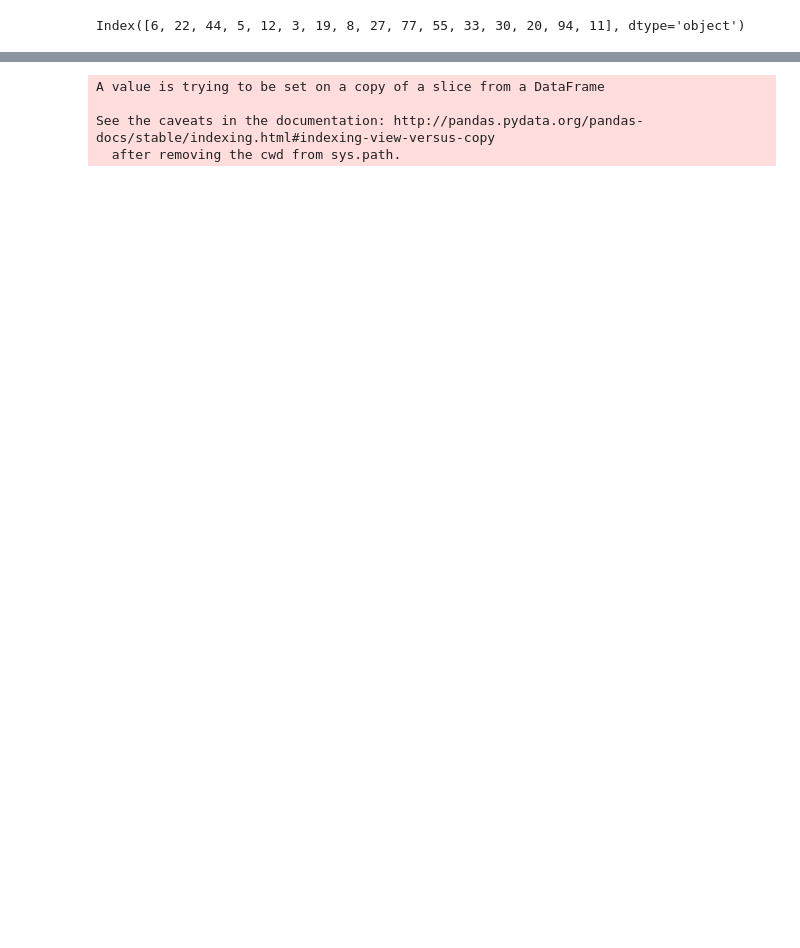
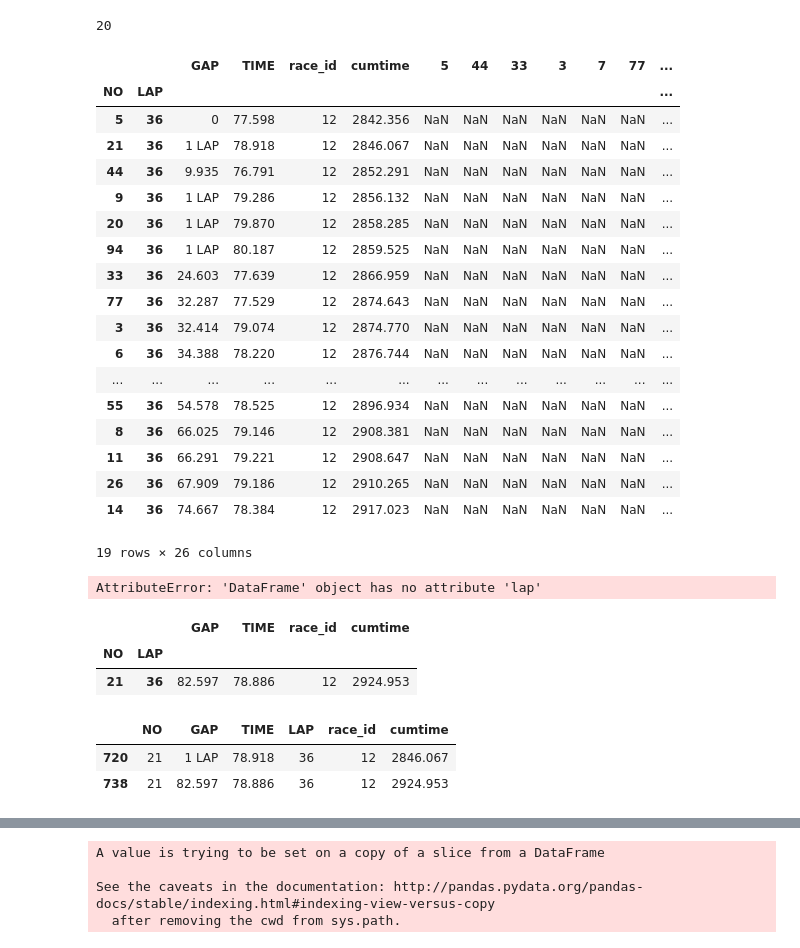
Before and after one commit to gmaretto/pit_stops, a Jupyter notebook: lap_level.ipynb, the cells around one changed output, grey strips where cells are left out. Saved outputs shown, nothing was run; the diff lists cells and outputs as text; code cells hidden in the pictures; blank space fills up the shorter version.

Commit message:
full data ready

```diff
--- a/lap_level.ipynb
+++ b/lap_level.ipynb
@@ -62,8 +44,9 @@ last_lap = max(race_df['LAP'])
 d_gaps={}
 for i in range(0,last_lap):
     lap = i+1
-    gaps_df = pd.DataFrame(distances(race_df['TIME'][race_df['LAP']==lap]),columns=list(race_df['NO'][race_df['LAP']==lap ].values),index = race_df['NO'][race_df['LAP']==lap].values)
-
+#     gaps_df = pd.DataFrame(distances(race_df['TIME'][race_df['LAP']==lap]),columns=list(race_df['NO'][race_df['LAP']==lap ].values),index = race_df['NO'][race_df['LAP']==lap].values)
+    gaps_df = pd.DataFrame(distances(race_df['TIME'][race_df.index.get_level_values(1)==lap]),columns=list(race_df.index.get_level_values(0)[race_df.index.get_level_values(1)==lap].values),index = race_df.index.get_level_values(0)[race_df.index.get_level_values(1)==lap].values)
+#     print(gaps_df.head(3))
     gaps_df['LAP'] = lap
 
     gaps_df.reset_index(level=0, inplace=True)
@@ -88,6 +93,65 @@ for i in range(0,last_lap):
-# %%
-race_df.drop(columns = ['Unnamed: 0'], inplace=True)
-# %%
-gaps_df.columns#.drop(columns = ['Unnamed: 0'], inplace=True)
-# %% [output]
-Index([6, 22, 44, 5, 12, 3, 19, 8, 27, 77, 55, 33, 30, 20, 94, 11], dtype='object')
+# %%
+race_df2=race_df.copy()
+gaps_df2=d_gaps['gaps_df_lap_36'].copy()
+lap = 36
+# %%
+race_df2[(race_df2.index.get_level_values(1)>50) & (race_df2.index.get_level_values(0)==44)]['TIME'].nunique()
+# %% [output]
+20
+# %%
+df3 = race_df2[~race_df2.index.duplicated(keep='first')].copy()
+# %%
+df3[df3.index.get_level_values(1)==36]
+# %% [output]
+|  |  | GAP | TIME | race_id | cumtime | 5 | 44 | 33 | 3 | 7 | 77 | ... |
+| NO | LAP |  |  |  |  |  |  |  |  |  |  | ... |
+| 5 | 36 | 0 | 77.598 | 12 | 2842.356 | NaN | NaN | NaN | NaN | NaN | NaN | ... |
+| 21 | 36 | 1 LAP | 78.918 | 12 | 2846.067 | NaN | NaN | NaN | NaN | NaN | NaN | ... |
+| 44 | 36 | 9.935 | 76.791 | 12 | 2852.291 | NaN | NaN | NaN | NaN | NaN | NaN | ... |
+| 9 | 36 | 1 LAP | 79.286 | 12 | 2856.132 | NaN | NaN | NaN | NaN | NaN | NaN | ... |
+| 20 | 36 | 1 LAP | 79.870 | 12 | 2858.285 | NaN | NaN | NaN | NaN | NaN | NaN | ... |
+| 94 | 36 | 1 LAP | 80.187 | 12 | 2859.525 | NaN | NaN | NaN | NaN | NaN | NaN | ... |
+| 33 | 36 | 24.603 | 77.639 | 12 | 2866.959 | NaN | NaN | NaN | NaN | NaN | NaN | ... |
+| 77 | 36 | 32.287 | 77.529 | 12 | 2874.643 | NaN | NaN | NaN | NaN | NaN | NaN | ... |
+| 3 | 36 | 32.414 | 79.074 | 12 | 2874.770 | NaN | NaN | NaN | NaN | NaN | NaN | ... |
+| 6 | 36 | 34.388 | 78.220 | 12 | 2876.744 | NaN | NaN | NaN | NaN | NaN | NaN | ... |
+| ... | ... | ... | ... | ... | ... | ... | ... | ... | ... | ... | ... | ... |
+| 55 | 36 | 54.578 | 78.525 | 12 | 2896.934 | NaN | NaN | NaN | NaN | NaN | NaN | ... |
+| 8 | 36 | 66.025 | 79.146 | 12 | 2908.381 | NaN | NaN | NaN | NaN | NaN | NaN | ... |
+| 11 | 36 | 66.291 | 79.221 | 12 | 2908.647 | NaN | NaN | NaN | NaN | NaN | NaN | ... |
+| 26 | 36 | 67.909 | 79.186 | 12 | 2910.265 | NaN | NaN | NaN | NaN | NaN | NaN | ... |
+| 14 | 36 | 74.667 | 78.384 | 12 | 2917.023 | NaN | NaN | NaN | NaN | NaN | NaN | ... |
+19 rows × 26 columns
+# %%
+
+#gaps_df2 = pd.DataFrame(distances(race_df2['TIME'][race_df2['LAP']==lap]),columns=list(race_df2['NO'][race_df2['LAP']==lap ].values),index = race_df2['NO'][race_df2['LAP']==lap].values)
+
+
+# gaps_df2.rename({'index':'NO'},axis='columns',inplace=True)
+
+print(gaps_df2.head())
+# print(race_df2[race_df2['LAP']==36].head())
+print(race_df2[race_df2.index.get_level_values(1)==36].head())
+
+# gaps_df2.set_index(['NO','LAP'], inplace=True)
+# race_df2.set_index(['NO','LAP'], inplace=True)
+
+# if lap==1:
+#     race_df = race_df.merge(gaps_df, on=['NO','LAP'], how="outer")
+# else:
+
+race_df2.update(gaps_df2, join='left')#, overwrite=True, filter_func=None, raise_conflict=False)
+# %% [output]
+AttributeError: 'DataFrame' object has no attribute 'lap'
+# %%
+race_df2[(race_df2.index.duplicated())&(race_df2.index.get_level_values(1)==36)]
+# %% [output]
+|  |  | GAP | TIME | race_id | cumtime |
+| NO | LAP |  |  |  |  |
+| 21 | 36 | 82.597 | 78.886 | 12 | 2924.953 |
+# %%
+race_df[ (race_df2.index.get_level_values(1)==36) & (race_df2.index.get_level_values(0)==21)]
+# %% [output]
+|  | NO | GAP | TIME | LAP | race_id | cumtime |
+| 720 | 21 | 1 LAP | 78.918 | 36 | 12 | 2846.067 |
+| 738 | 21 | 82.597 | 78.886 | 36 | 12 | 2924.953 |
```
Also changed, not shown: parts of 21 cells of this notebook, 5 other files.
